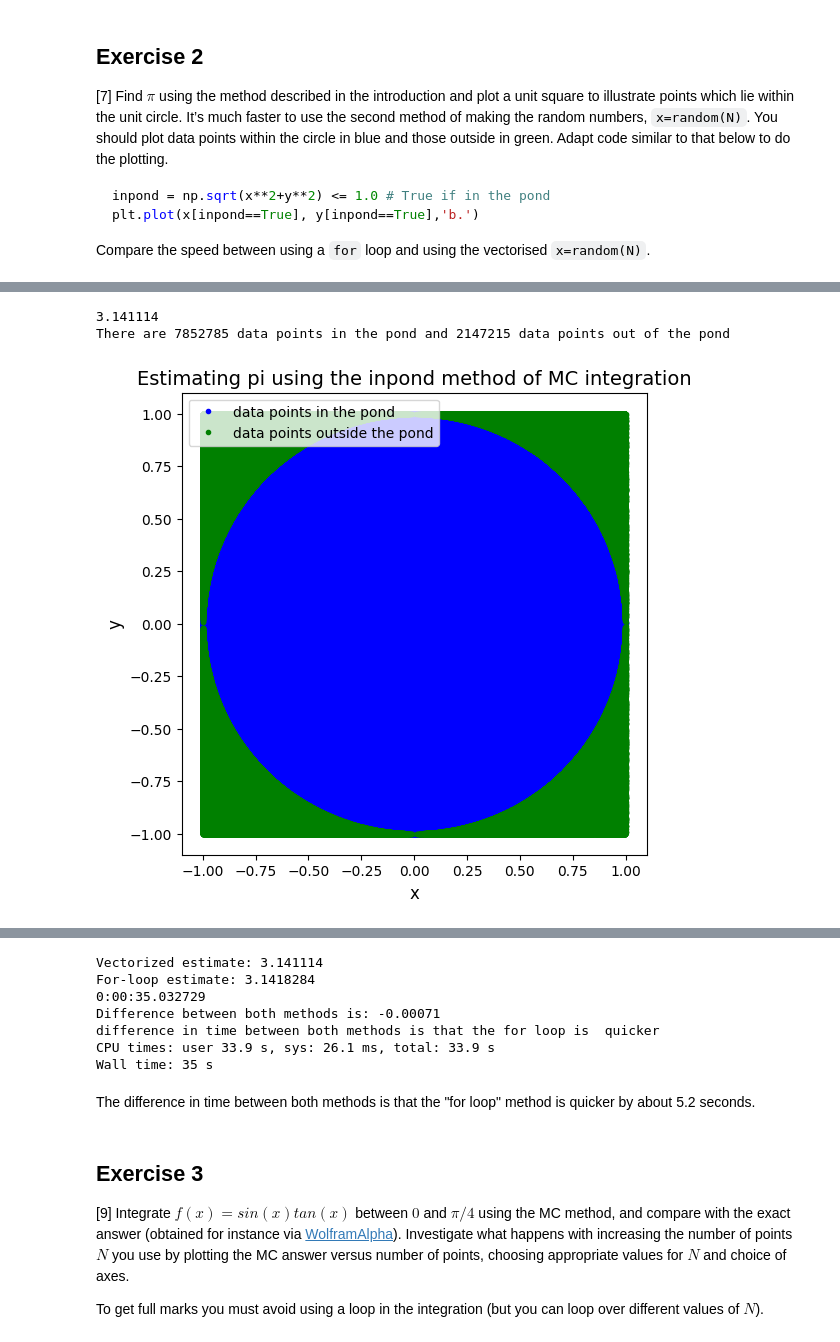
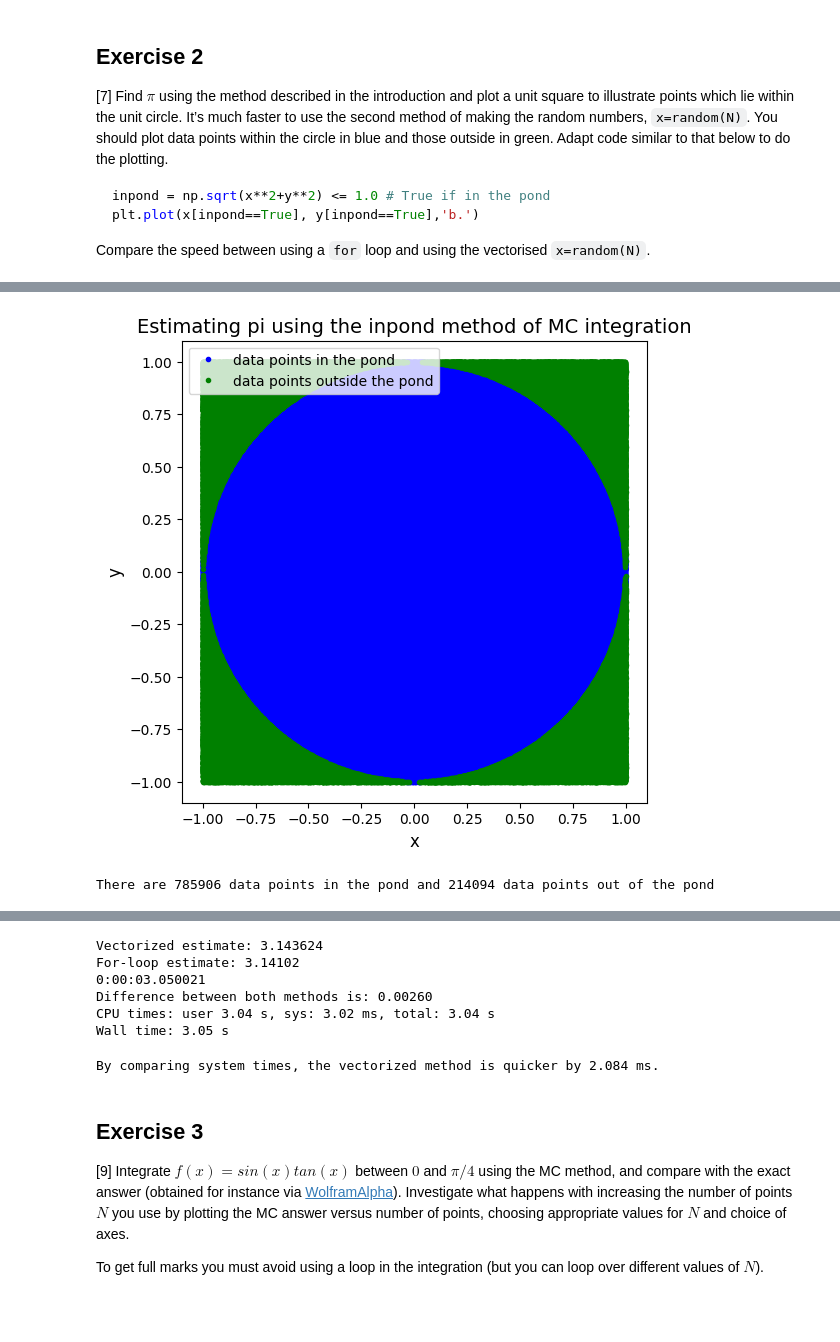
Before and after one commit to PX2145-2025/week-6-b-Lalsodagar-Adi, a Jupyter notebook: Monte_Carlo_Adi_Lalsodagar.ipynb, the cells around one changed output, grey strips where cells are left out. Saved outputs shown, nothing was run; the diff lists cells and outputs as text; code cells hidden in the pictures; blank space fills up the shorter version.

````diff
--- a/Monte_Carlo_Adi_Lalsodagar.ipynb
+++ b/Monte_Carlo_Adi_Lalsodagar.ipynb
@@ -225,3 +225,19 @@ inpond = np.sqrt(x**2+y**2) <= 1.0 # True if in the pond
 plt.plot(x[inpond==True], y[inpond==True],'b.')
 ```
  Compare the speed between using a `for` loop and using the vectorised `x=random(N)`.
+# %%
+%%time
+
+import numpy as np
+from numpy.random import random
+import matplotlib.pyplot as plt
+
+N = int(1e6)
+n = 0
+
+# Estimating the value of pi using the vectorised form
+x,y=2*np.random.rand(2,N)-1
+r=np.sqrt(x**2+y**2)
+inpond = r <= 1.0 # True if in the pond
+n=np.sum(r <= 1.0)
+print(4*n/N)
@@ -228,30 +248,20 @@ plt.plot(x[inpond==True], y[inpond==True],'b.')
 # %%
-%%time
-
-import numpy as np
-from numpy.random import random
-import matplotlib.pyplot as plt
-
-N = int(1e7)
-n = 0
-
 # Estimating the value of pi using the vectorised form
 x,y=2*np.random.rand(2,N)-1
 r=np.sqrt(x**2+y**2)
 inpond = r <= 1.0 # True if in the pond
 n=np.sum(r <= 1.0)
-print(4*n/N)
-print(f'There are {np.sum(inpond == True)} data points in the pond and {np.sum(inpond == False)} data points out of the pond')
 
 plt.figure(figsize=(6,6))
 plt.plot(x[inpond==True], y[inpond==True],'b.',label = 'data points in the pond')
 plt.plot(x[inpond==False],y[inpond==False],'g.', label = 'data points outside the pond')
 plt.xlabel('x', fontsize = 12)
 plt.ylabel('y', fontsize = 12)
 plt.title('Estimating pi using the inpond method of MC integration', fontsize = 14)
 plt.legend(loc = 'best')
 plt.show()
+
+print(f'There are {np.sum(inpond == True)} data points in the pond and {np.sum(inpond == False)} data points out of the pond')
 # %% [output]
+[figure, new version]
-3.141114
-There are 7852785 data points in the pond and 2147215 data points out of the pond
+There are 785906 data points in the pond and 214094 data points out of the pond
-[figure, old version]
@@ -265,7 +273,7 @@ Wall time: 40.2 s
 from datetime import datetime
 startTime = datetime.now()
 
-N1=int(1e7)
+N1=int(1e6)
 n1=0
 
 for i in range (N1):
@@ -283,15 +291,16 @@ diff = vector_pi_estimate - for_loop_pi_estimate
 print(datetime.now() - startTime)
 print(f"Difference between both methods is: {diff:.5f}")
 # %% [output]
-Vectorized estimate: 3.141114
-For-loop estimate: 3.1418284
-0:00:35.032729
-Difference between both methods is: -0.00071
-difference in time between both methods is that the for loop is  quicker
-CPU times: user 33.9 s, sys: 26.1 ms, total: 33.9 s
-Wall time: 35 s
+Vectorized estimate: 3.143624
+For-loop estimate: 3.14102
+0:00:03.050021
+Difference between both methods is: 0.00260
+CPU times: user 3.04 s, sys: 3.02 ms, total: 3.04 s
+Wall time: 3.05 s
-# %% [markdown]
-The difference in time between both methods is that the "for loop" method is quicker by about 5.2 seconds.
+# %%
+print(f"By comparing system times, the vectorized method is quicker by {(3.02-0.936)} ms.")
+# %% [output]
+By comparing system times, the vectorized method is quicker by 2.084 ms.
 # %% [markdown]
 ## Exercise 3
 
````
Also changed, not shown: parts of 2 cells of this notebook.
